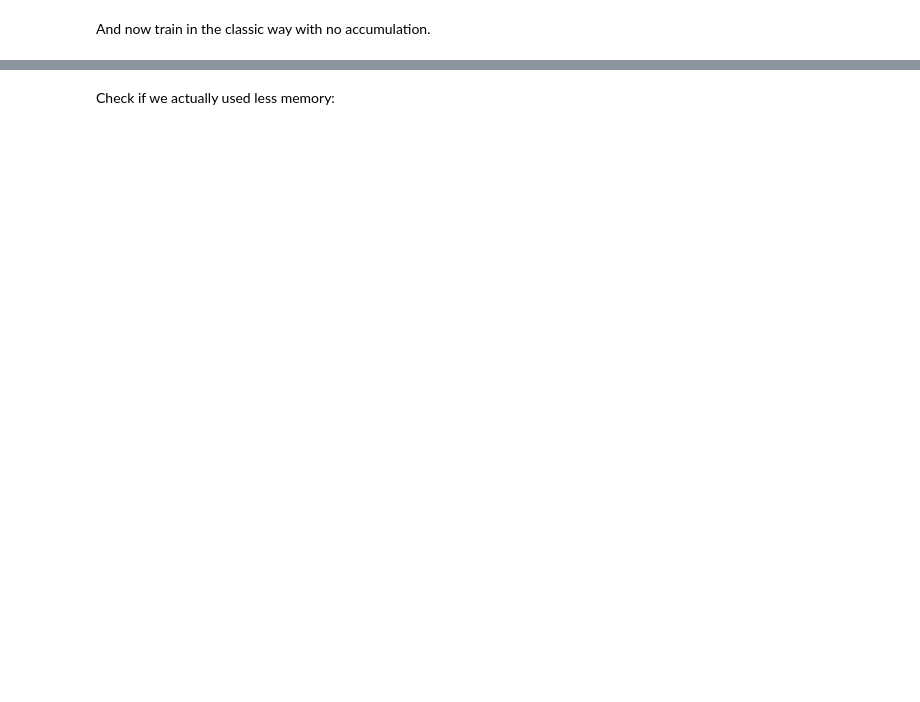
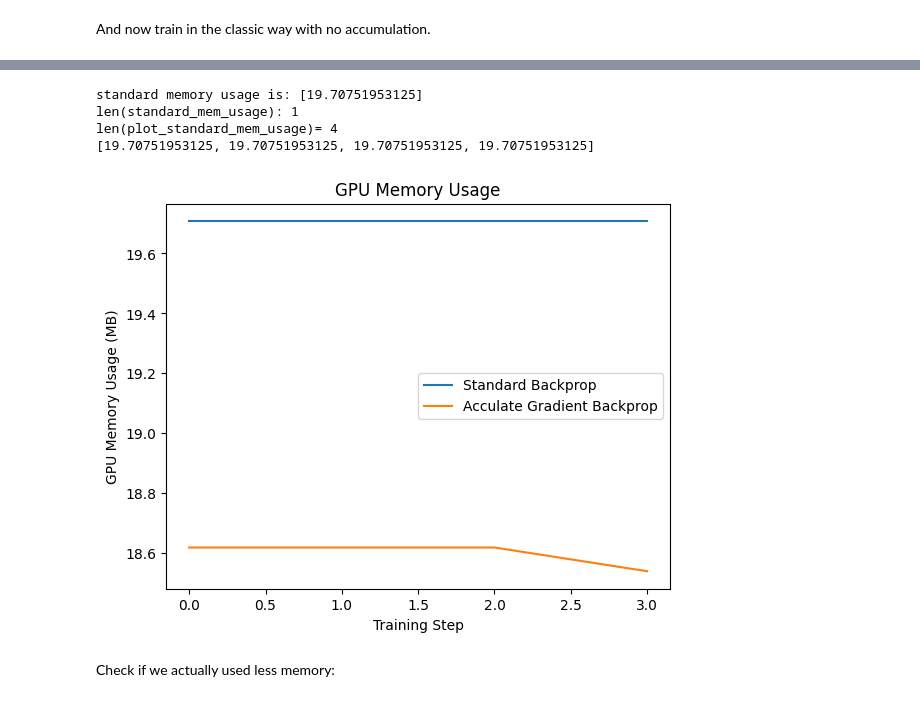
Before and after one commit to HosseinAIRez/Deep-Learning-by-Dr.-Mahdieh-Soleymani-Spring-2024, a Jupyter notebook: 1 - HW1/4-Lazy_Gradient.ipynb, the cells around one changed output, grey strips where cells are left out. Drawn from its saved outputs; the diff is of its cells as text; code cells hidden in the pictures; blank space fills up the shorter version.

Commit message:
adding the fourth part of 1- HW1 (4_Lazy_Gradients.ipynb,...) and it's appendices

```diff
--- a/1 - HW1/4-Lazy_Gradient.ipynb
+++ b/1 - HW1/4-Lazy_Gradient.ipynb
@@ -412,7 +518,15 @@ accumulation_steps = effective_batch_size // batch_size
 # TODO: train with accumulation_steps and save mem_usage
 # dont forget to empty cuda cache
 
+# Clearing the cuda cache
+torch.cuda.empty_cache()
 
+dataloader = create_dataloader(batch_size=batch_size , accumulation_steps=accumulation_steps)
 
+mem_usage = train_with_gradient_accumulation(model , dataloader , accumulation_steps)
+torch.cuda.empty_cache()
+
+print(f"memory usage is: {mem_usage}")
+print(len(mem_usage))
 # End of TODO
 # %% [output]
@@ -430,2 +537,46 @@ num_samples: 4000
+# %%
+# TODO: train with accumulation_steps=1 (it means standard back prop)
+# and save mem_usage
+# Clearing the cuda cache
+accumulation_steps = 1
+torch.cuda.empty_cache()
+
+dataloader = create_dataloader(batch_size=batch_size , accumulation_steps=accumulation_steps)
+
+standard_mem_usage = train_with_gradient_accumulation(model , dataloader , accumulation_steps)
+
+torch.cuda.empty_cache()
+
+print(f"standard memory usage is: {standard_mem_usage}")
+
+print(f"len(standard_mem_usage): {len(standard_mem_usage)}")
+
+plot_standard_mem_usage = standard_mem_usage * len(mem_usage)
+
+print(f"len(plot_standard_mem_usage)= {len(plot_standard_mem_usage)}")
+print(plot_standard_mem_usage)
+
+# End of TODO
+# %% [output]
+standard memory usage is: [19.70751953125]
+len(standard_mem_usage): 1
+len(plot_standard_mem_usage)= 4
+[19.70751953125, 19.70751953125, 19.70751953125, 19.70751953125]
+# %%
+plt.figure(figsize=(6.5,5))
+
+plt.plot(plot_standard_mem_usage, label="Standard Backprop")
+plt.plot(mem_usage, label="Acculate Gradient Backprop")
+
+
+
+plt.xlabel("Training Step")
+plt.ylabel("GPU Memory Usage (MB)")
+plt.title("GPU Memory Usage")
+plt.legend()
+
+plt.show()
+# %% [output]
+[figure, added]
 # %% [markdown]
 Check if we actually used less memory:
```
Also changed, not shown: parts of 23 cells of this notebook, 2 other files.
